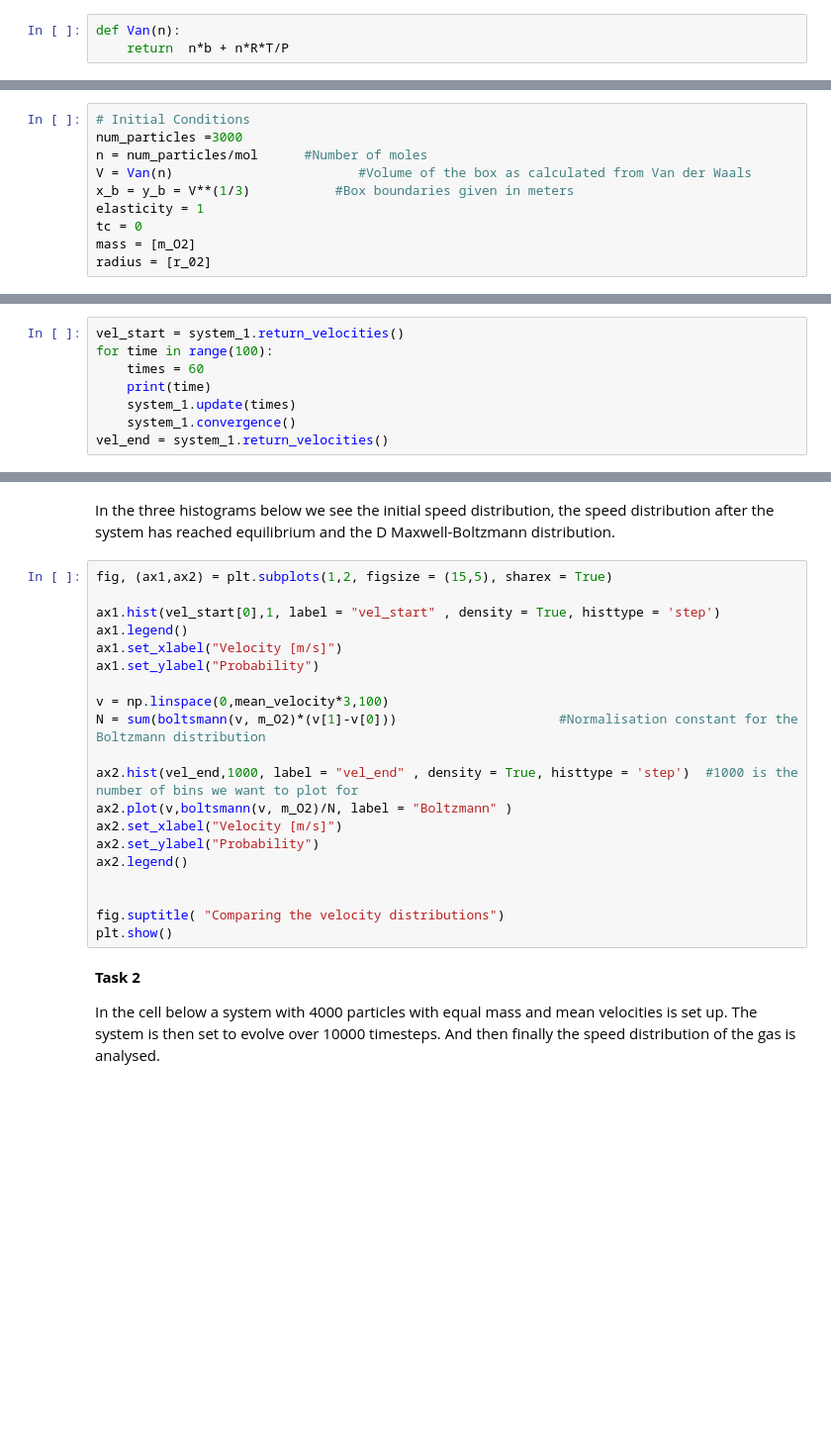
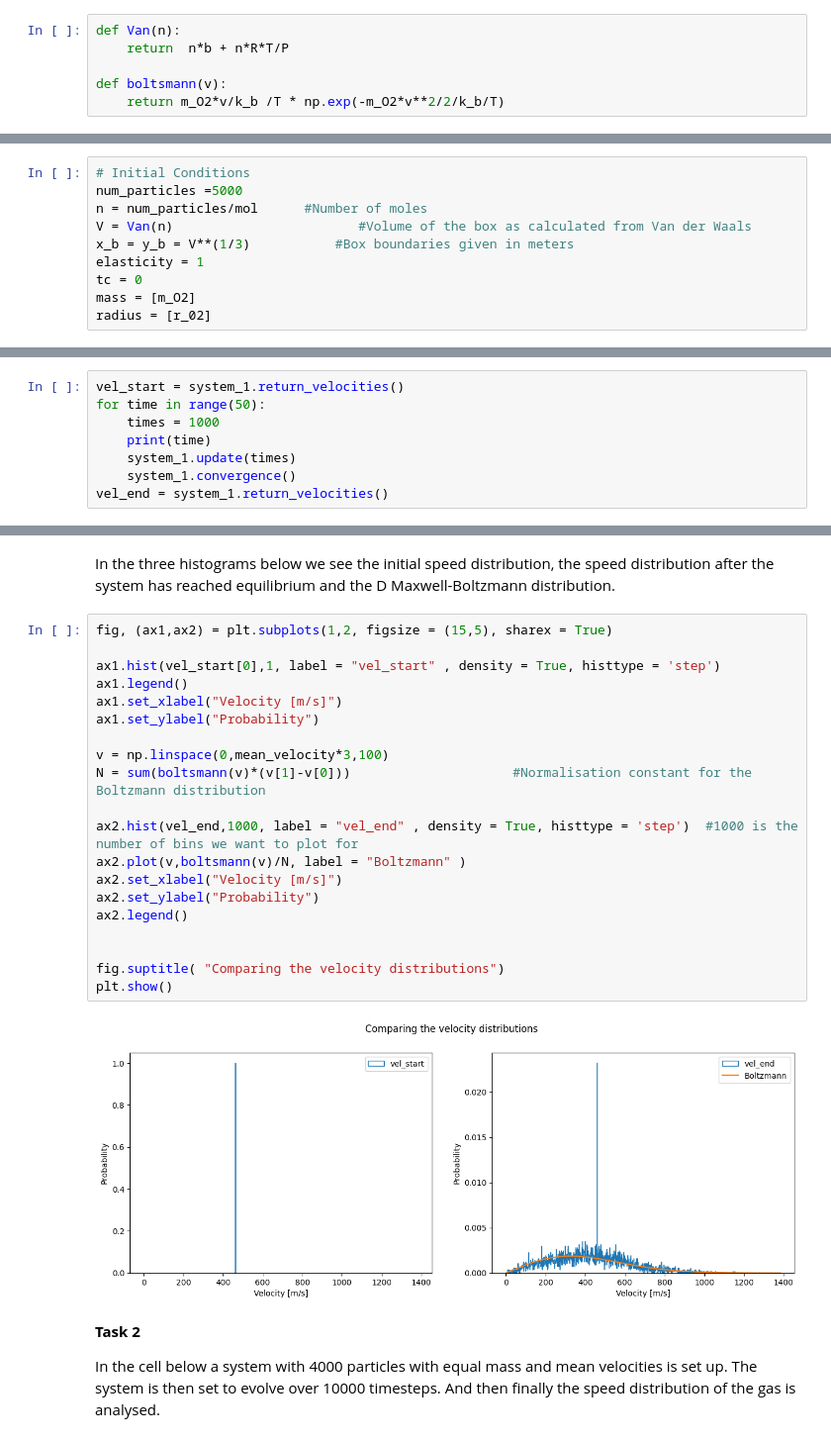
Before and after one commit to malanmyri/Event-Driven-Motion, a Jupyter notebook: Assignment 1.ipynb, the cells around one changed output, grey strips where cells are left out. Shown: that part at 99% size. Drawn from its saved outputs; the diff is of its cells as text; blank space fills up the shorter version.

```diff
--- a/Assignment 1.ipynb
+++ b/Assignment 1.ipynb
@@ -54,13 +54,16 @@ mol =  6.0221415 * 10**(23)    #1 mol
 # %%
 def Van(n):
     return  n*b + n*R*T/P
+
+def boltsmann(v):
+    return m_O2*v/k_b /T * np.exp(-m_O2*v**2/2/k_b/T)
 # %% [markdown]
 **Task 1**
 
 In the cell below a system with 4000 particles with equal mass and mean velocities is set up. The system is then set to evolve over 10000 timesteps. And then finally the speed distribution of the gas is analysed.
 # %%
 # Initial Conditions
-num_particles =3000
+num_particles =5000
 n = num_particles/mol      #Number of moles
 V = Van(n)                        #Volume of the box as calculated from Van der Waals
 x_b = y_b = V**(1/3)           #Box boundaries given in meters
@@ -74,8 +77,8 @@ system_1.uniform_particles()
 system_1.find_collisions()
 # %%
 vel_start = system_1.return_velocities()
-for time in range(100):
-    times = 60
+for time in range(50):
+    times = 1000
     print(time)
     system_1.update(times)
     system_1.convergence()
@@ -109,23 +100,25 @@ In the three histograms below we see the initial speed distribution, the speed d
 # %%
 fig, (ax1,ax2) = plt.subplots(1,2, figsize = (15,5), sharex = True)
 
 ax1.hist(vel_start[0],1, label = "vel_start" , density = True, histtype = 'step')
 ax1.legend()
 ax1.set_xlabel("Velocity [m/s]")
 ax1.set_ylabel("Probability")
 
 v = np.linspace(0,mean_velocity*3,100)
-N = sum(boltsmann(v, m_O2)*(v[1]-v[0]))                     #Normalisation constant for the Boltzmann distribution
+N = sum(boltsmann(v)*(v[1]-v[0]))                     #Normalisation constant for the Boltzmann distribution
 
 ax2.hist(vel_end,1000, label = "vel_end" , density = True, histtype = 'step')  #1000 is the number of bins we want to plot for
-ax2.plot(v,boltsmann(v, m_O2)/N, label = "Boltzmann" )
+ax2.plot(v,boltsmann(v)/N, label = "Boltzmann" )
 ax2.set_xlabel("Velocity [m/s]")
 ax2.set_ylabel("Probability")
 ax2.legend()
 
 
 fig.suptitle( "Comparing the velocity distributions")
 plt.show()
+# %% [output]
+[figure, added]
 # %% [markdown]
 **Task 2**
 
```
Also changed, not shown: parts of 3 cells of this notebook.
